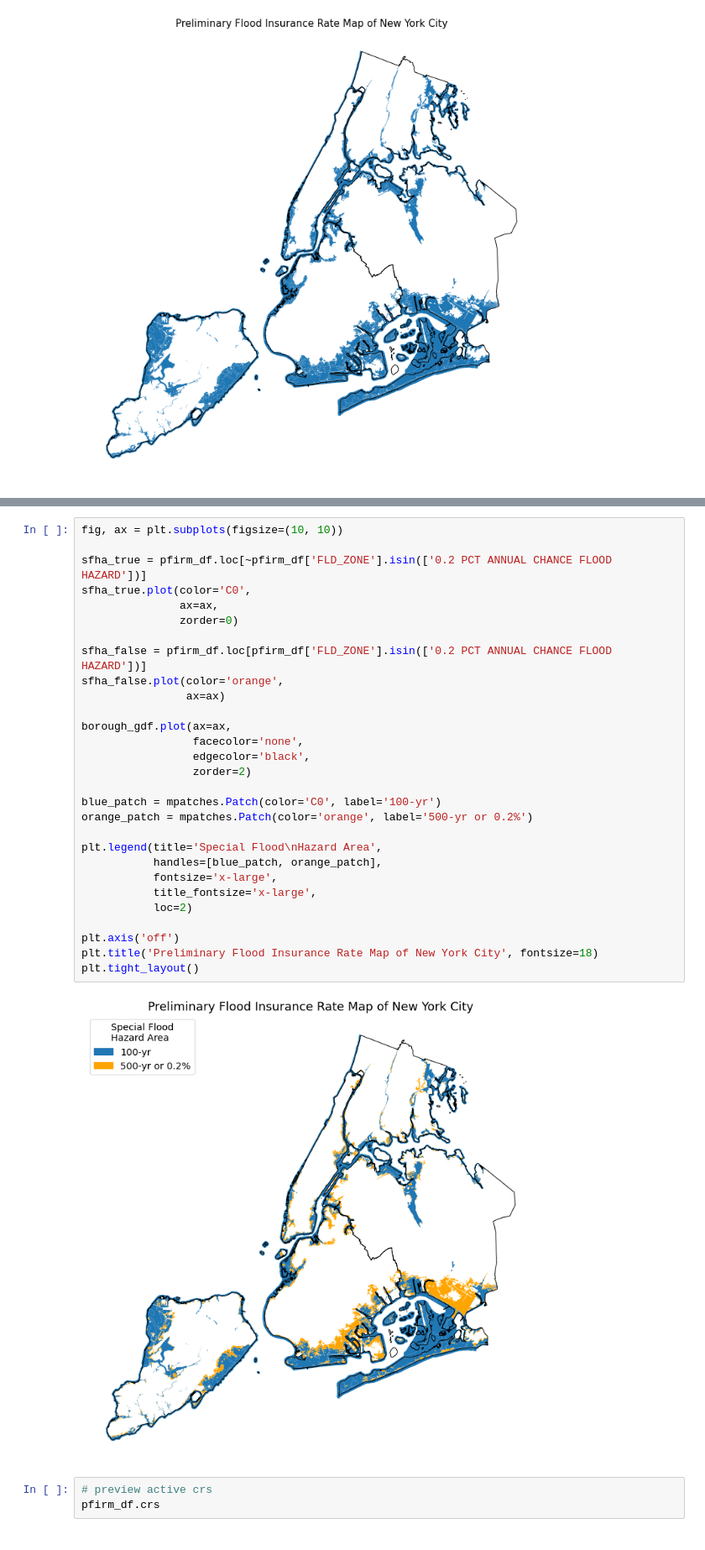
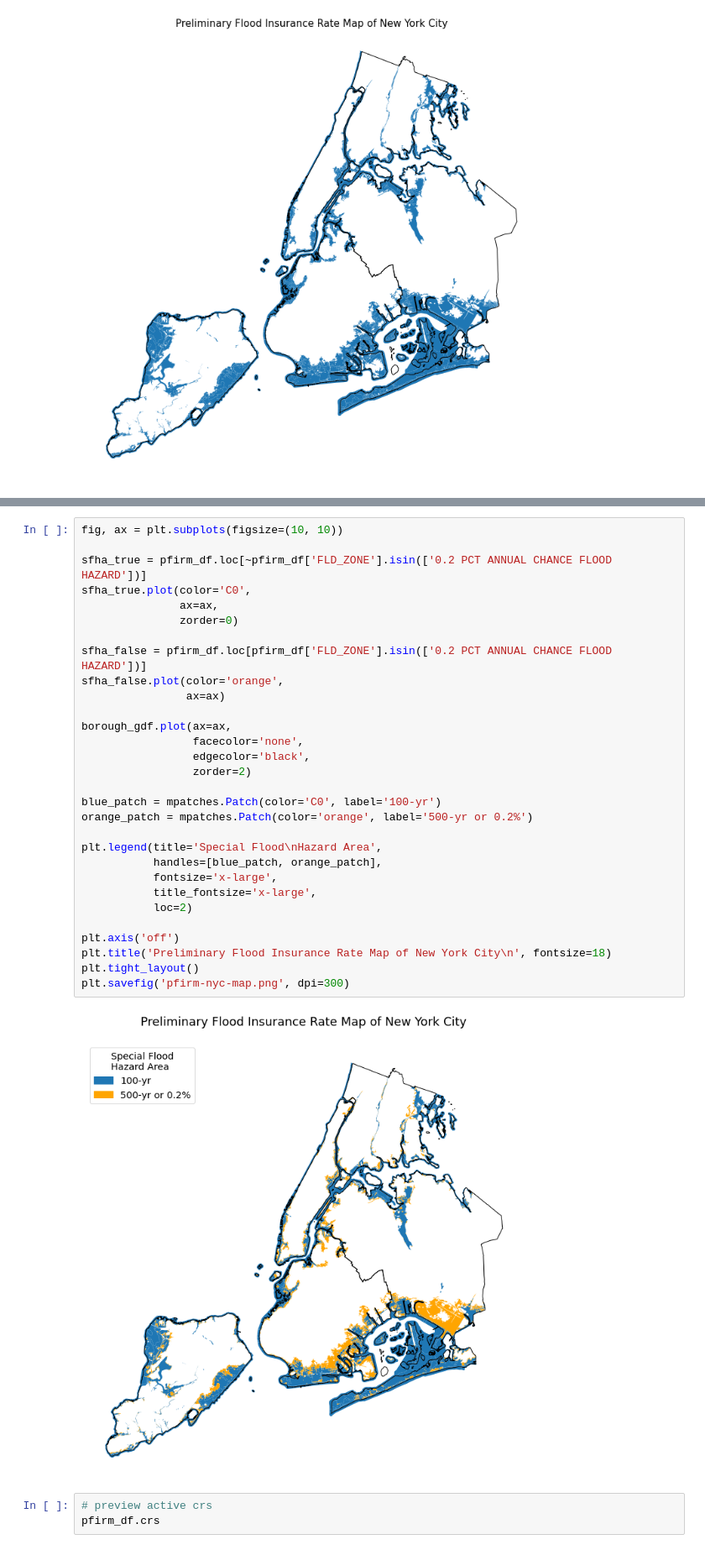
Before and after one commit to mebauer/nyc-floodzone-analysis, a Jupyter notebook: floodzone-pfirm-analysis.ipynb, the cells around one changed output, grey strips where cells are left out. Shown at 84% size. Saved outputs shown, nothing was run; the diff lists cells and outputs as text.

```diff
--- a/floodzone-pfirm-analysis.ipynb
+++ b/floodzone-pfirm-analysis.ipynb
@@ -1206,34 +1201,35 @@ pfirm_df.loc[pfirm_df['FLD_ZONE'].isin(['0.2 PCT ANNUAL CHANCE FLOOD HAZARD'])].
 # %%
 fig, ax = plt.subplots(figsize=(10, 10))
 
 sfha_true = pfirm_df.loc[~pfirm_df['FLD_ZONE'].isin(['0.2 PCT ANNUAL CHANCE FLOOD HAZARD'])]
 sfha_true.plot(color='C0',
                ax=ax,
                zorder=0)
 
 sfha_false = pfirm_df.loc[pfirm_df['FLD_ZONE'].isin(['0.2 PCT ANNUAL CHANCE FLOOD HAZARD'])]
 sfha_false.plot(color='orange',
                 ax=ax)
 
 borough_gdf.plot(ax=ax,
                  facecolor='none',
                  edgecolor='black',
                  zorder=2)
 
 blue_patch = mpatches.Patch(color='C0', label='100-yr')
 orange_patch = mpatches.Patch(color='orange', label='500-yr or 0.2%')
 
 plt.legend(title='Special Flood\nHazard Area',
            handles=[blue_patch, orange_patch],
            fontsize='x-large',
            title_fontsize='x-large',
            loc=2)
 
 plt.axis('off')
-plt.title('Preliminary Flood Insurance Rate Map of New York City', fontsize=18)
+plt.title('Preliminary Flood Insurance Rate Map of New York City\n', fontsize=18)
 plt.tight_layout()
+plt.savefig('pfirm-nyc-map.png', dpi=300)
 # %% [output]
-[figure, old version]
+[figure, new version]
 # %%
 # preview active crs
 pfirm_df.crs
```
Also changed, not shown: parts of 7 cells of this notebook, 2 other files.
